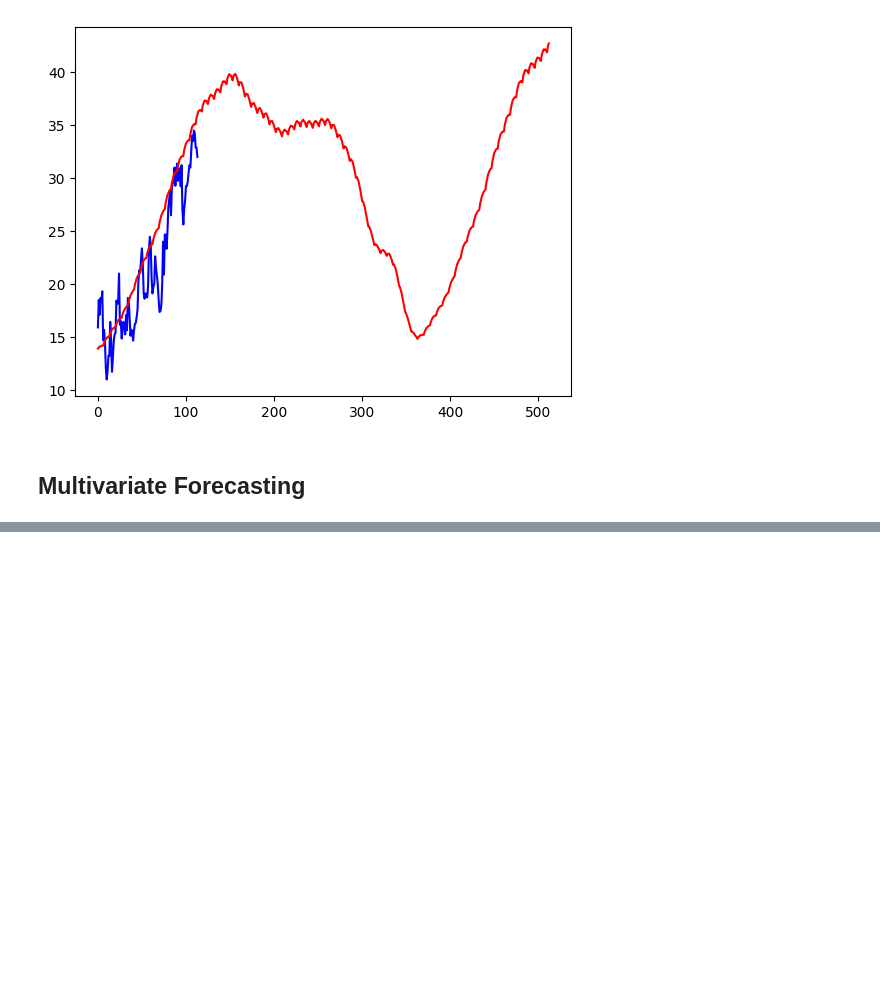
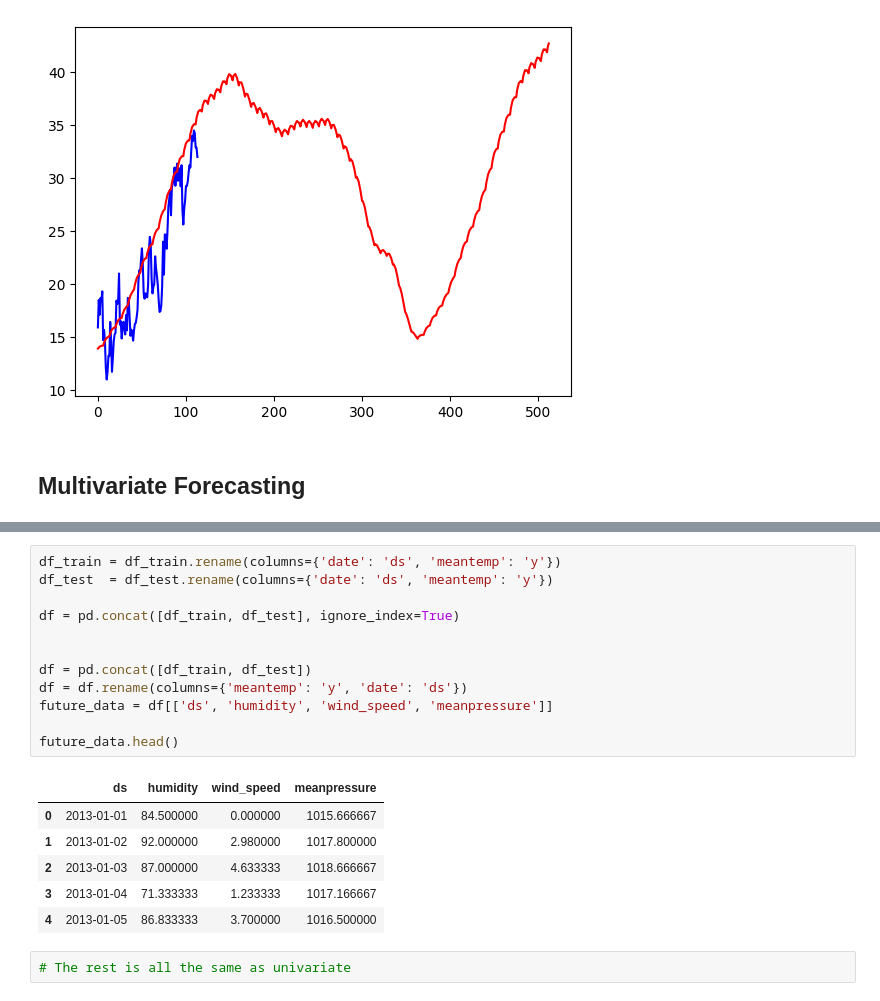
Before and after one commit to srsimonson/time-series-analysis, a Jupyter notebook: uni_and_multivariate_analysis.ipynb, the cells around one changed output, grey strips where cells are left out. Saved outputs shown, nothing was run; the diff lists cells and outputs as text; blank space fills up the shorter version.

```diff
--- a/uni_and_multivariate_analysis.ipynb
+++ b/uni_and_multivariate_analysis.ipynb
@@ -139,0 +167,21 @@ plt.show()
+# %%
+df_train = df_train.rename(columns={'date': 'ds', 'meantemp': 'y'})
+df_test  = df_test.rename(columns={'date': 'ds', 'meantemp': 'y'})
+
+df = pd.concat([df_train, df_test], ignore_index=True)
+
+
+df = pd.concat([df_train, df_test])
+df = df.rename(columns={'meantemp': 'y', 'date': 'ds'})
+future_data = df[['ds', 'humidity', 'wind_speed', 'meanpressure']]
+
+future_data.head()
+# %% [output]
+|  | ds | humidity | wind_speed | meanpressure |
+| 0 | 2013-01-01 | 84.500000 | 0.000000 | 1015.666667 |
+| 1 | 2013-01-02 | 92.000000 | 2.980000 | 1017.800000 |
+| 2 | 2013-01-03 | 87.000000 | 4.633333 | 1018.666667 |
+| 3 | 2013-01-04 | 71.333333 | 1.233333 | 1017.166667 |
+| 4 | 2013-01-05 | 86.833333 | 3.700000 | 1016.500000 |
+# %%
+# The rest is all the same as univariate
```
Also changed, not shown: parts of 13 cells of this notebook, 1 other file.
